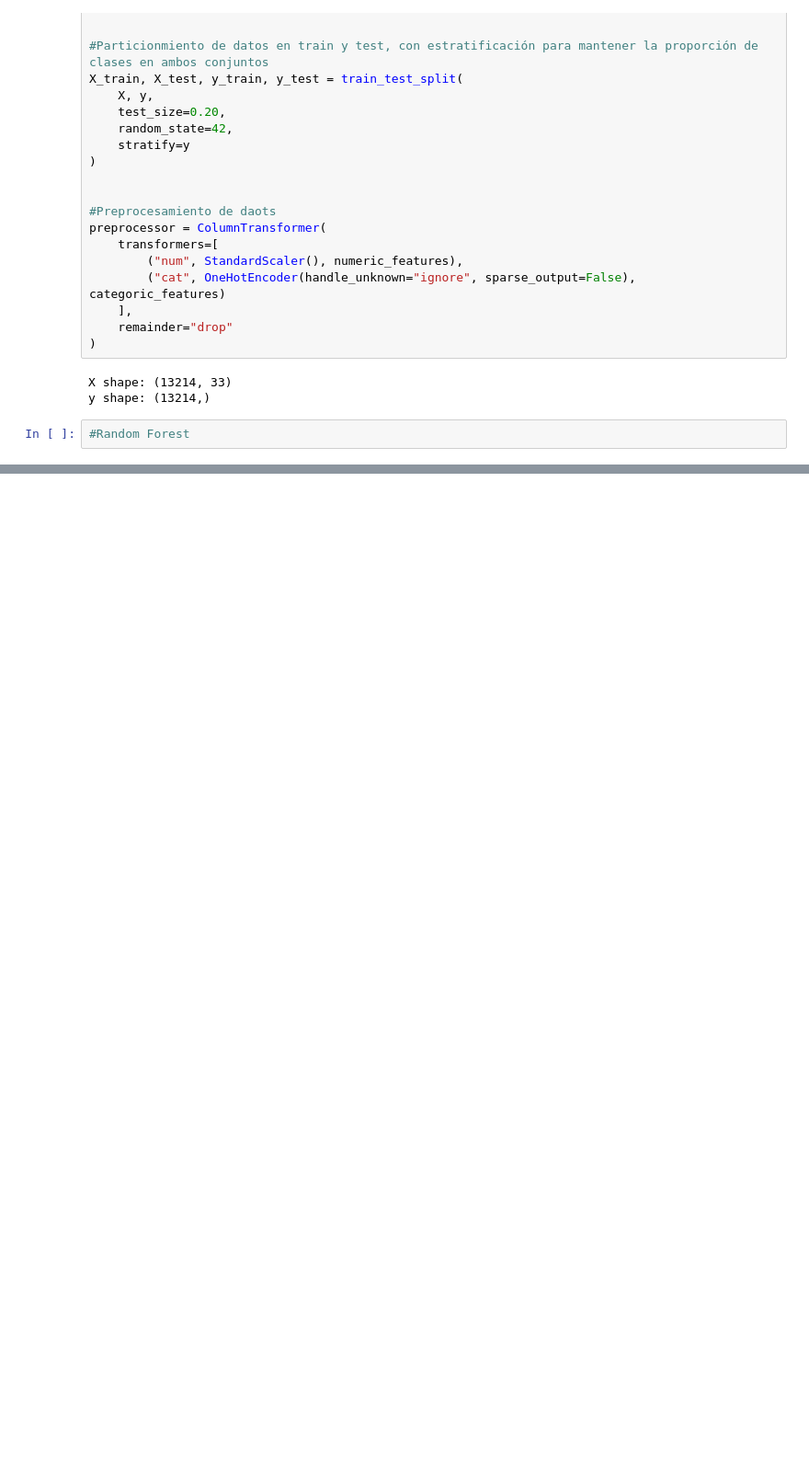
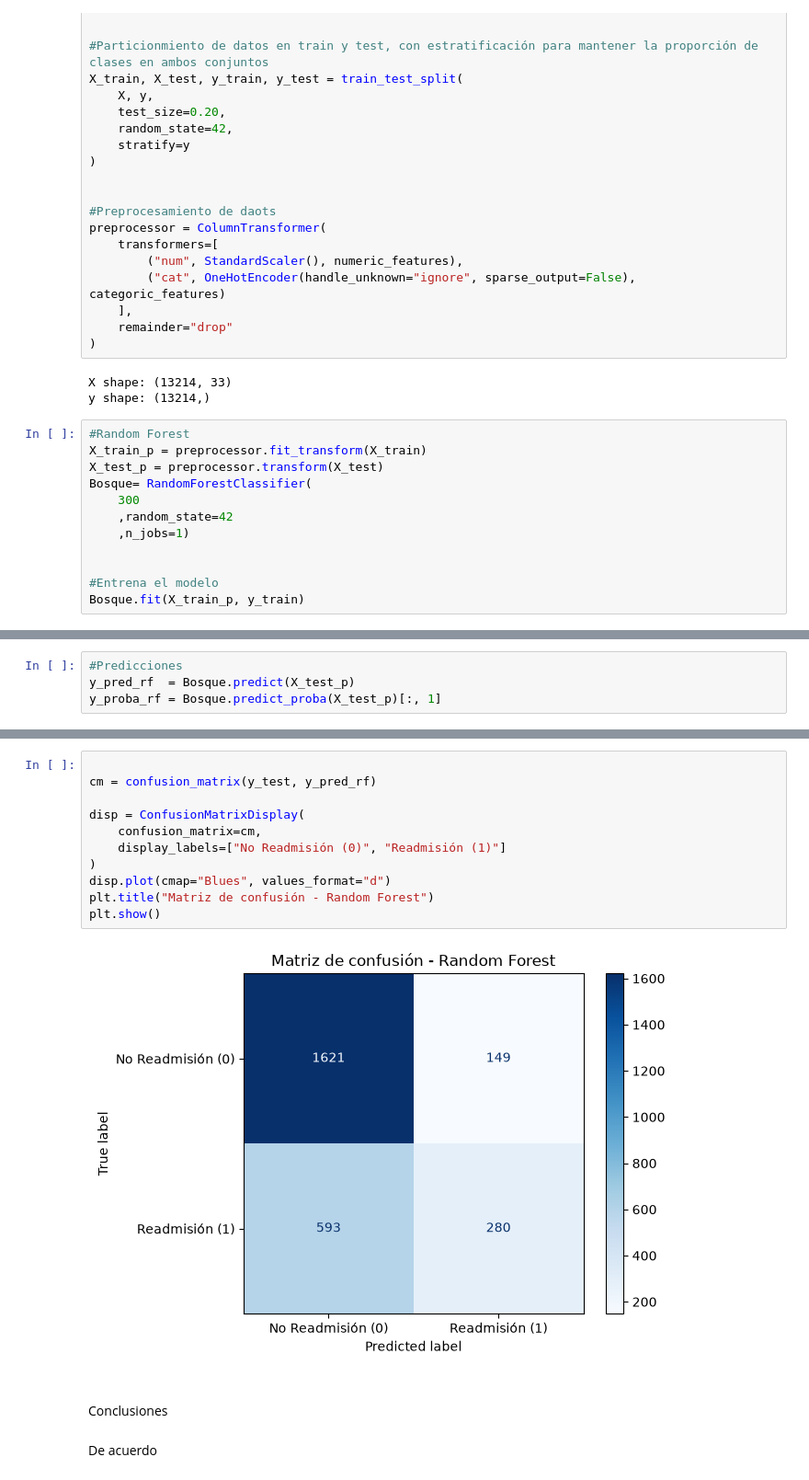
Before and after one commit to SantiagoYpes/final, a Jupyter notebook: 3_models/Random_Forest.ipynb, the cells around one changed output, grey strips where cells are left out. Shown at 92% size. Drawn from its saved outputs; the diff is of its cells as text; blank space fills up the shorter version.

Commit message:
Modelos_JABB

```diff
--- a/3_models/Random_Forest.ipynb
+++ b/3_models/Random_Forest.ipynb
@@ -72,3 +74,13 @@ X shape: (13214, 33)
 y shape: (13214,)
 # %%
 #Random Forest
+X_train_p = preprocessor.fit_transform(X_train)
+X_test_p = preprocessor.transform(X_test)
+Bosque= RandomForestClassifier(
+    300
+    ,random_state=42
+    ,n_jobs=1)
+
+
+#Entrena el modelo
+Bosque.fit(X_train_p, y_train)
@@ -74,0 +89,4 @@ y shape: (13214,)
+# %%
+#Predicciones
+y_pred_rf  = Bosque.predict(X_test_p)
+y_proba_rf = Bosque.predict_proba(X_test_p)[:, 1]
@@ -74,0 +129,18 @@ y shape: (13214,)
+# %%
+
+cm = confusion_matrix(y_test, y_pred_rf)
+
+disp = ConfusionMatrixDisplay(
+    confusion_matrix=cm,
+    display_labels=["No Readmisión (0)", "Readmisión (1)"]
+)
+disp.plot(cmap="Blues", values_format="d")
+plt.title("Matriz de confusión - Random Forest")
+plt.show()
+# %% [output]
+[figure, added]
+# %% [markdown]
+##
+Conclusiones
+# %% [markdown]
+De acuerdo
```
Also changed, not shown: parts of 3 cells of this notebook, 1 other file.
